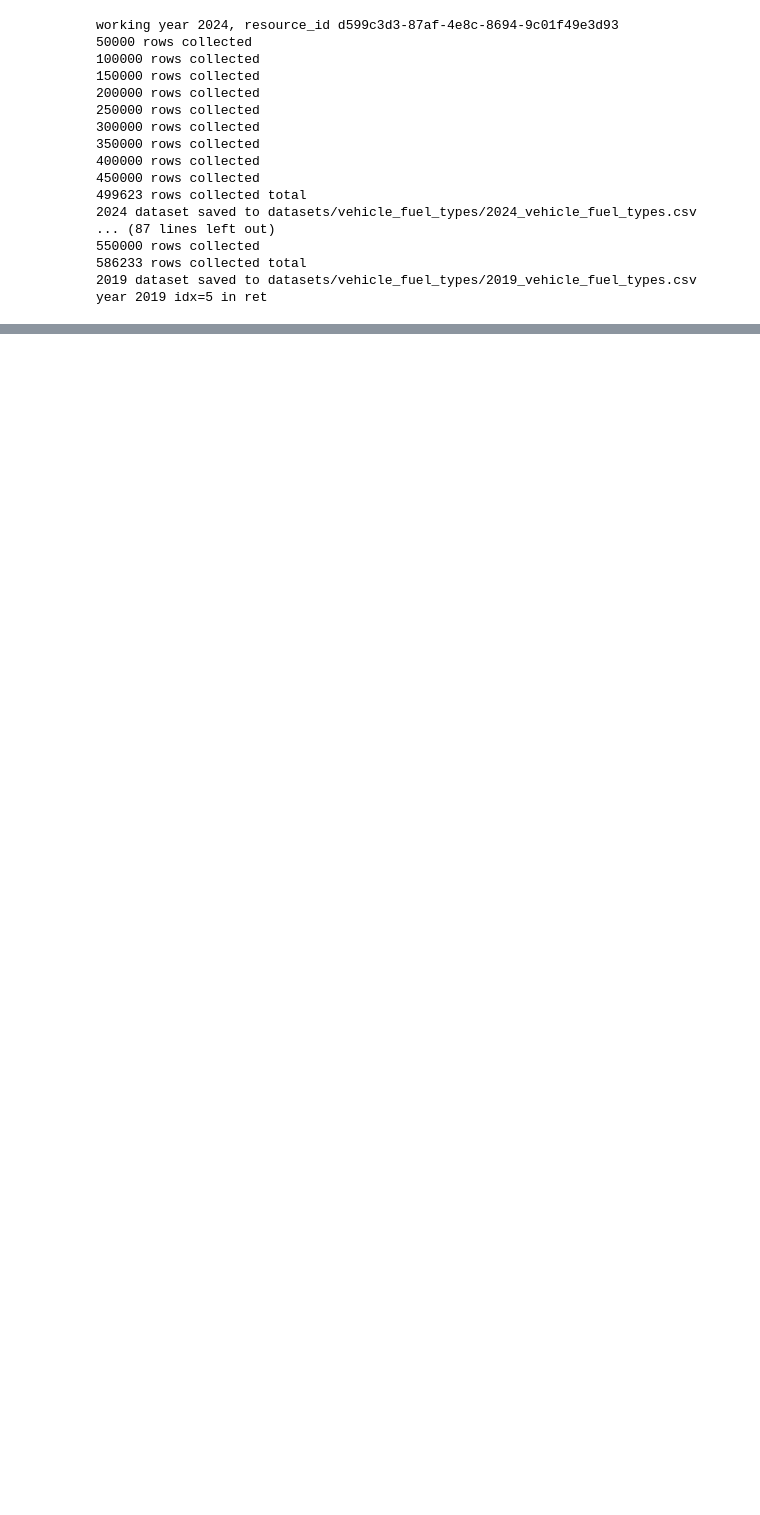
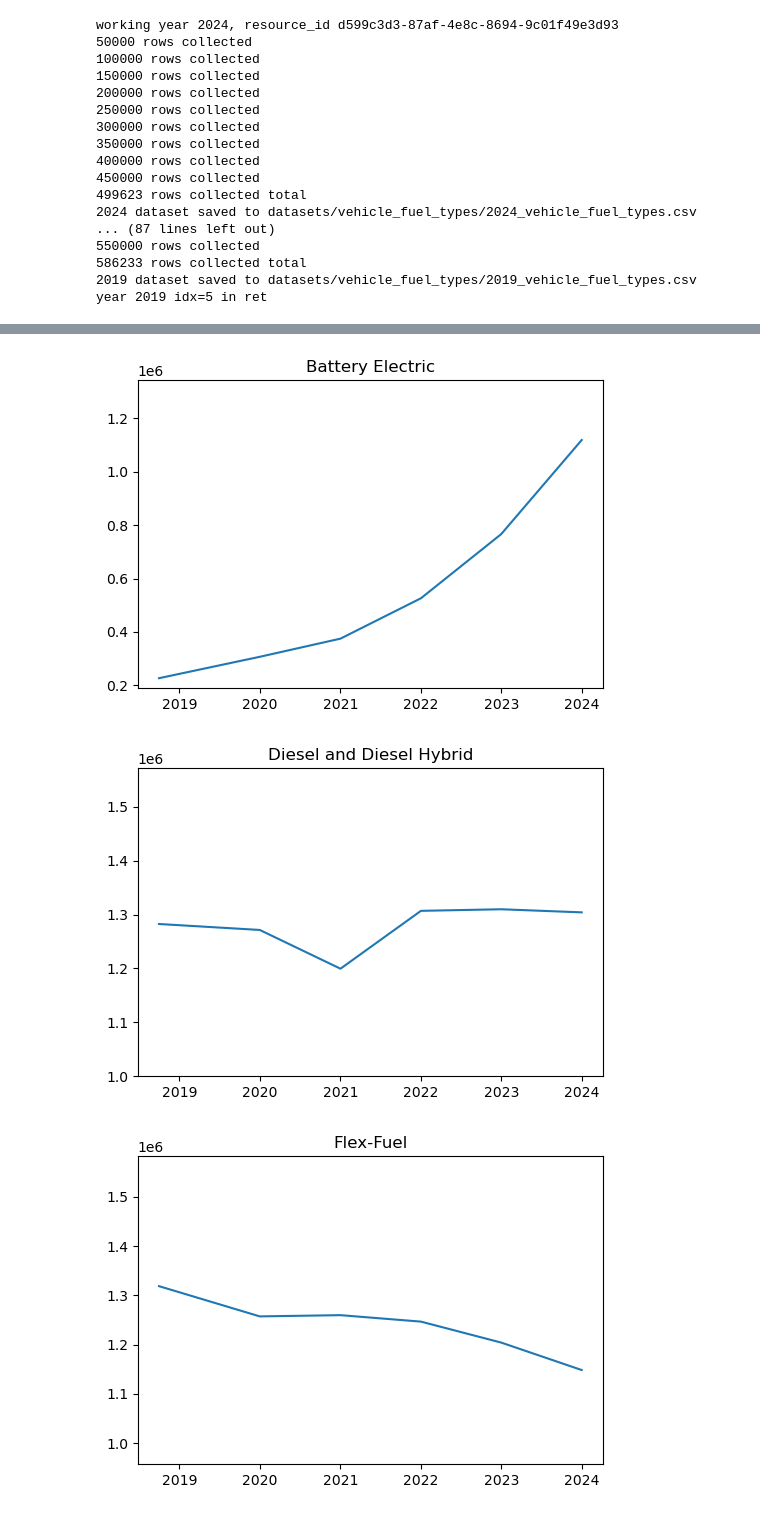
Before and after one commit to dskong07/DSC180-ev-infra, a Jupyter notebook: vehicle_fuel_types_eda.ipynb, the cells around one changed output, grey strips where cells are left out. Drawn from its saved outputs; the diff is of its cells as text; code cells hidden in the pictures; blank space fills up the shorter version.

```diff
--- a/vehicle_fuel_types_eda.ipynb
+++ b/vehicle_fuel_types_eda.ipynb
@@ -226,0 +208,9 @@ _22.date.max()
+# %%
+tsdf = pd.DataFrame(df.groupby(['fuel','date']).num_vehicles.sum()).reset_index()
+ts_fuels = tsdf.fuel.unique()
+# %%
+ts_l = []
+for fuel in ts_fuels:
+    ts_l.append(tsdf[tsdf.fuel == fuel])
+#ts_be = tsdf[tsdf.fuel == 'Battery Electric']
+ts_l[0]
@@ -226,0 +225,13 @@ _22.date.max()
+# %%
+
+for fuel in ts_l:
+    fig, ax = plt.subplots(ncols=1, figsize=(6,4))
+    fuel_name = fuel.fuel.unique()[0]
+    ax.set_ylim(fuel.num_vehicles.min()/1.2,fuel.num_vehicles.max()*1.2)
+    ax.set_title(fuel_name)
+    ax.plot(fuel['date'], fuel['num_vehicles'],label=fuel_name)
+#ts_be.plot(ax=ax, kind='line', x='date', y='num_vehicles')
+# %% [output]
+[figure, added]
+[figure, added]
+[figure, added]
```
Also changed, not shown: parts of 11 cells of this notebook.
